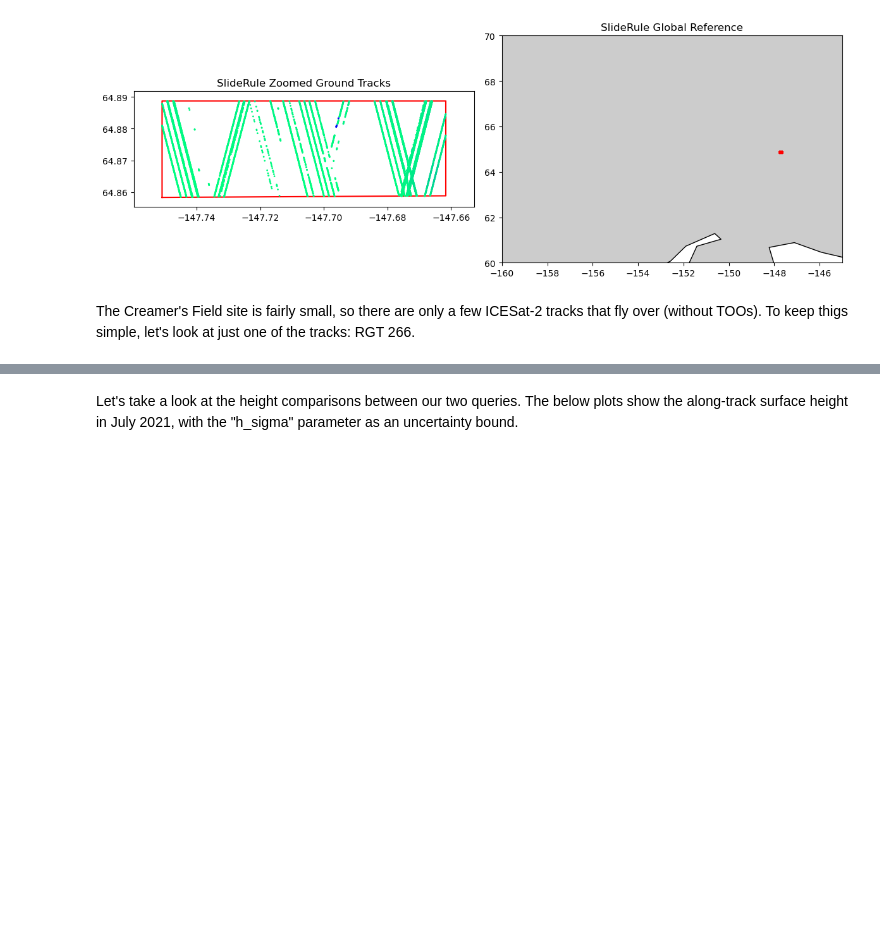
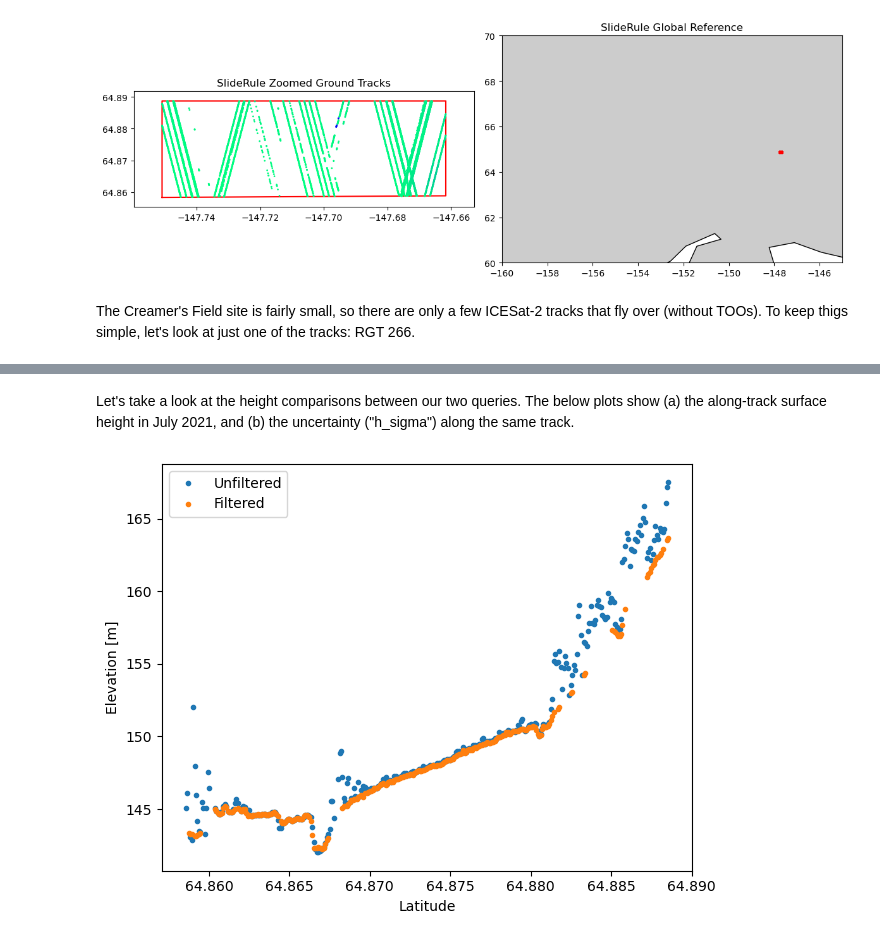
Before and after one commit to zachghiaccio/icesat2-snowex, a Jupyter notebook: sliderule_query.ipynb, the cells around one changed output, grey strips where cells are left out. Saved outputs shown, nothing was run; the diff lists cells and outputs as text; code cells hidden in the pictures; blank space fills up the shorter version.

Commit message:
added plots to show uncertainty differences between SlideRule queries.

```diff
--- a/sliderule_query.ipynb
+++ b/sliderule_query.ipynb
@@ -167,2 +161,19 @@ rgt_pd.head()
 # %% [markdown]
-Let's take a look at the height comparisons between our two queries. The below plots show the along-track surface height in July 2021, with the "h_sigma" parameter as an uncertainty bound.
+Let's take a look at the height comparisons between our two queries. The below plots show (a) the along-track surface height in July 2021, and (b) the uncertainty ("h_sigma") along the same track.
+# %%
+# Only look at the central beam, for simplicity
+rgt_pd_ctr = rgt_pd[rgt_pd['gt']==40]
+rgt_pd_ctr2 = rgt_pd2[rgt_pd2['gt']==40]
+
+#np.shape(rgt_pd_ctr2)
+
+#%matplotlib inline
+plt.plot(rgt_pd_ctr.geometry.y.loc['2021-07'], rgt_pd_ctr['h_mean'].loc['2021-07'], '.', label='Unfiltered')
+plt.plot(rgt_pd_ctr2.geometry.y.loc['2021-07'], rgt_pd_ctr2['h_mean'].loc['2021-07'], '.', label='Filtered')
+plt.xlabel('Latitude')
+plt.ylabel('Elevation [m]')
+plt.legend()
+plt.tight_layout()
+plt.show()
+# %% [output]
+[figure, added]
```
Also changed, not shown: parts of 8 cells of this notebook.
